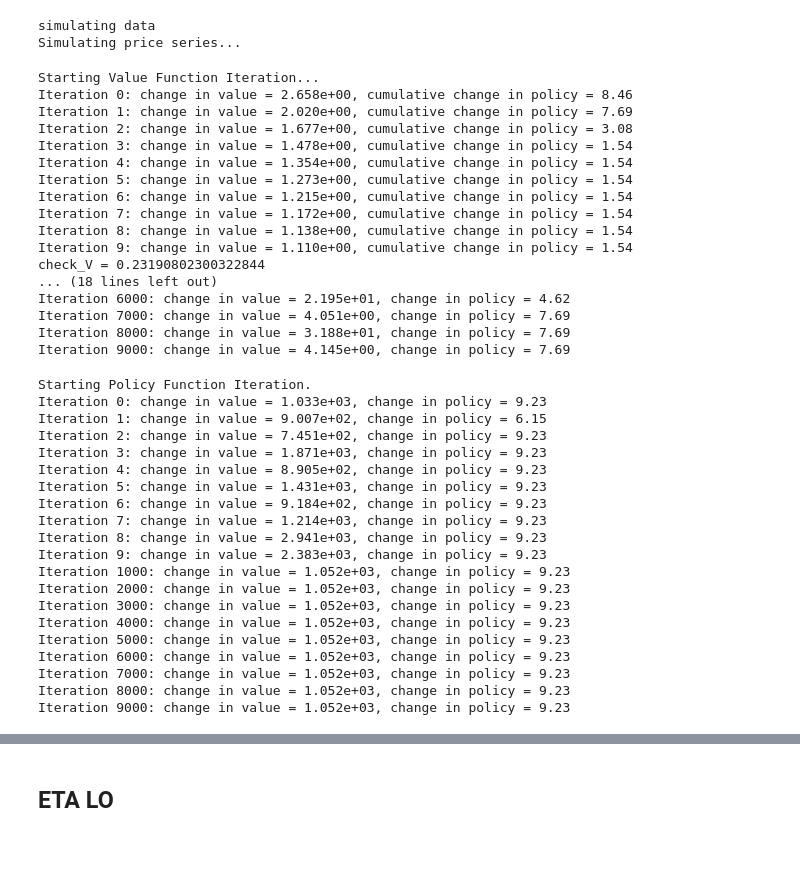
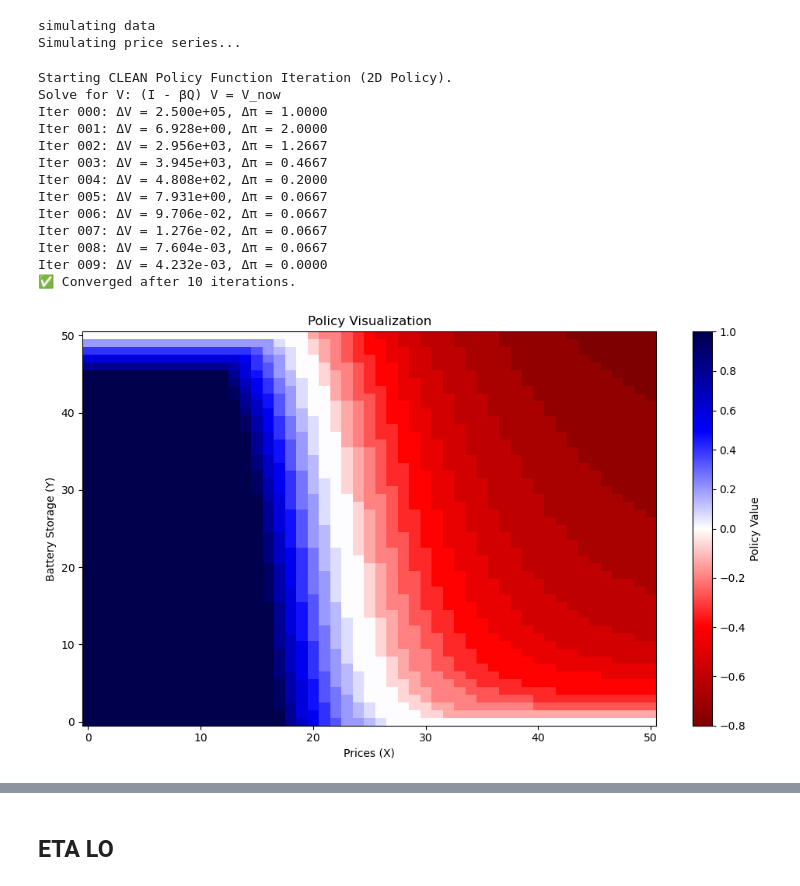
Before and after one commit to gqh814/battery, a Jupyter notebook: code/try_nk.ipynb, the cells around one changed output, grey strips where cells are left out. Cells and saved outputs as stored; diff of their text form; code cells hidden in the pictures; blank space fills up the shorter version.

```diff
--- a/code/try_nk.ipynb
+++ b/code/try_nk.ipynb
@@ -17,40 +32,40 @@ import numpy as np
 # %%
-model = EnergyStorageModel(eta_charge=0.8,
-                           eta_discharge=0.8,
-                           beta = 0.99,
-                           a_bar = 10,
-                           max_battery_capacity=10,
-                           num_storage_levels=12,
-                           num_actions=14,
-                           num_price_levels=10,
-                           tolerance = 1e-4,
+model = EnergyStorageModel(eta_charge=0.98,
+                           eta_discharge=0.98,
+                           beta = 0.999996,
+                           a_bar = 1,
+                           num_storage_levels=51,
+                           num_actions=31,
+                           num_price_levels=51,
+                           tolerance = 1e-2,
                            max_iteration=10_000,
                            simulate_prices = True,
                            mean_reversion= 0.3,
                            p_variance = 100,
                            risk_averse=True,
-                           risk_parameter=0.01)
+                           risk_parameter=0.01,
+                           variable_cost=0.0001,
+                           sigma=0.1/100)
 # %% [output]
 simulating data
 Simulating price series...
 # %%
 # Example Usage:
-V, P = model.vfi_vec(allow_NK=True)
+V, P = model.vfi_vec(allow_NK=False)
-# %% [output]
-Starting Value Function Iteration...
-Iteration 0: change in value = 2.658e+00, cumulative change in policy = 8.46
-Iteration 1: change in value = 2.020e+00, cumulative change in policy = 7.69
-Iteration 2: change in value = 1.677e+00, cumulative change in policy = 3.08
-Iteration 3: change in value = 1.478e+00, cumulative change in policy = 1.54
-Iteration 4: change in value = 1.354e+00, cumulative change in policy = 1.54
-Iteration 5: change in value = 1.273e+00, cumulative change in policy = 1.54
-Iteration 6: change in value = 1.215e+00, cumulative change in policy = 1.54
-Iteration 7: change in value = 1.172e+00, cumulative change in policy = 1.54
-Iteration 8: change in value = 1.138e+00, cumulative change in policy = 1.54
-Iteration 9: change in value = 1.110e+00, cumulative change in policy = 1.54
-check_V = 0.23190802300322844
-... (18 lines left out)
-Iteration 6000: change in value = 2.195e+01, change in policy = 4.62
-Iteration 7000: change in value = 4.051e+00, change in policy = 7.69
-Iteration 8000: change in value = 3.188e+01, change in policy = 7.69
-Iteration 9000: change in value = 4.145e+00, change in policy = 7.69
+# %%
+V_2 , P_2 = model.pfi_clean(print_n_policy=0)
+# %% [output]
+Starting CLEAN Policy Function Iteration (2D Policy).
+Solve for V: (I - βQ) V = V_now
+Iter 000: ΔV = 2.500e+05, Δπ = 1.0000
+Iter 001: ΔV = 6.928e+00, Δπ = 2.0000
+Iter 002: ΔV = 2.956e+03, Δπ = 1.2667
+Iter 003: ΔV = 3.945e+03, Δπ = 0.4667
+Iter 004: ΔV = 4.808e+02, Δπ = 0.2000
+Iter 005: ΔV = 7.931e+00, Δπ = 0.0667
+Iter 006: ΔV = 9.706e-02, Δπ = 0.0667
+Iter 007: ΔV = 1.276e-02, Δπ = 0.0667
+Iter 008: ΔV = 7.604e-03, Δπ = 0.0667
+Iter 009: ΔV = 4.232e-03, Δπ = 0.0000
+✅ Converged after 10 iterations.
+[figure, added]
@@ -57,26 +80,5 @@ Iteration 9000: change in value = 4.145e+00, change in policy = 7.69
 # %%
 V_2 , P_2 = model.pfi_vec()
-# %% [output]
-Starting Policy Function Iteration.
-Iteration 0: change in value = 1.033e+03, change in policy = 9.23
-Iteration 1: change in value = 9.007e+02, change in policy = 6.15
-Iteration 2: change in value = 7.451e+02, change in policy = 9.23
-Iteration 3: change in value = 1.871e+03, change in policy = 9.23
-Iteration 4: change in value = 8.905e+02, change in policy = 9.23
-Iteration 5: change in value = 1.431e+03, change in policy = 9.23
-Iteration 6: change in value = 9.184e+02, change in policy = 9.23
-Iteration 7: change in value = 1.214e+03, change in policy = 9.23
-Iteration 8: change in value = 2.941e+03, change in policy = 9.23
-Iteration 9: change in value = 2.383e+03, change in policy = 9.23
-Iteration 1000: change in value = 1.052e+03, change in policy = 9.23
-Iteration 2000: change in value = 1.052e+03, change in policy = 9.23
-Iteration 3000: change in value = 1.052e+03, change in policy = 9.23
-Iteration 4000: change in value = 1.052e+03, change in policy = 9.23
-Iteration 5000: change in value = 1.052e+03, change in policy = 9.23
-Iteration 6000: change in value = 1.052e+03, change in policy = 9.23
-Iteration 7000: change in value = 1.052e+03, change in policy = 9.23
-Iteration 8000: change in value = 1.052e+03, change in policy = 9.23
-Iteration 9000: change in value = 1.052e+03, change in policy = 9.23
 # %%
 battery_storage_sim, profit_sim, action_sim = model.simulate(policy=P_2)
 model.plot_results(battery_storage_sim, profit_sim, action_sim)
```
Also changed, not shown: parts of 16 cells of this notebook, 1 other file.
